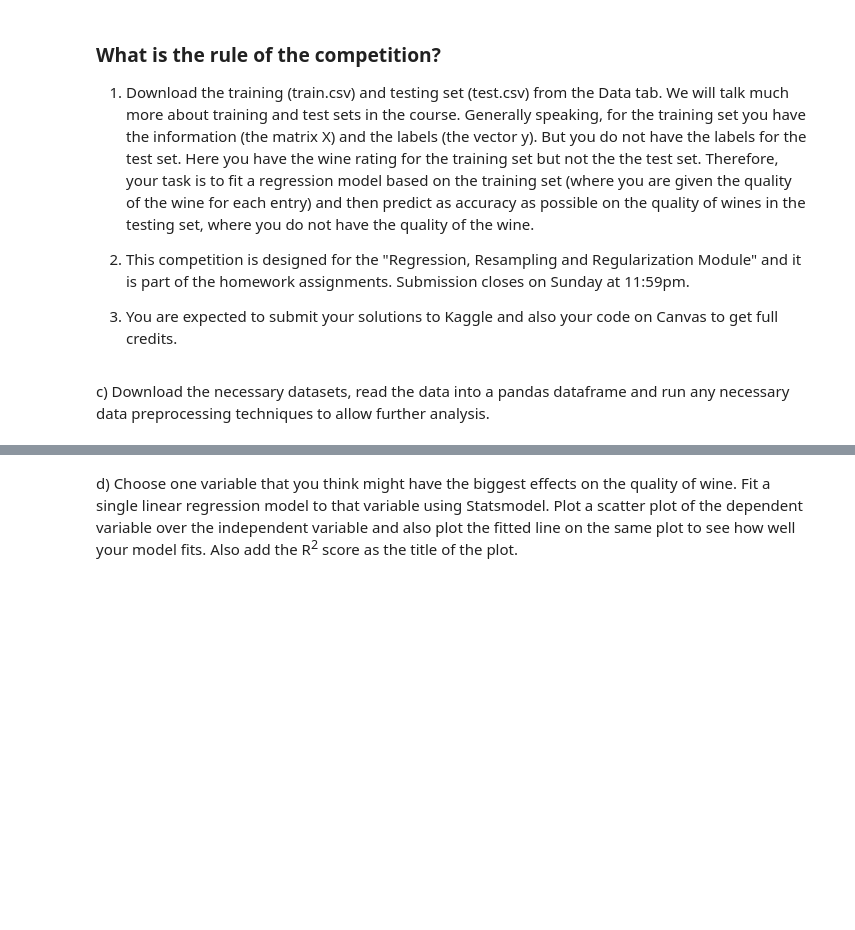
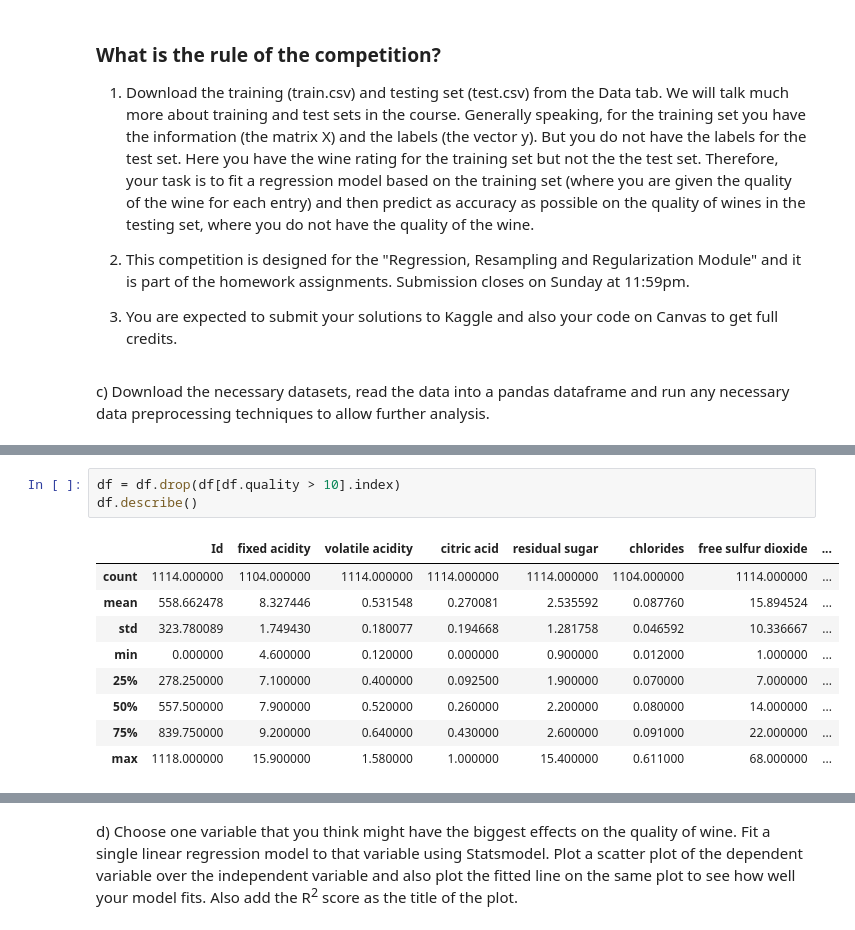
Before and after one commit to nayanika-g/simple-linear-regression, a Jupyter notebook: HW1_Spring2020.ipynb, the cells around one changed output, grey strips where cells are left out. Cells and saved outputs as stored; diff of their text form; blank space fills up the shorter version.

```diff
--- a/HW1_Spring2020.ipynb
+++ b/HW1_Spring2020.ipynb
@@ -190,0 +228,13 @@ c) Download the necessary datasets, read the data into a pandas dataframe and ru
+# %%
+df = df.drop(df[df.quality > 10].index)
+df.describe()
+# %% [output]
+|  | Id | fixed acidity | volatile acidity | citric acid | residual sugar | chlorides | free sulfur dioxide | ... |
+| count | 1114.000000 | 1104.000000 | 1114.000000 | 1114.000000 | 1114.000000 | 1104.000000 | 1114.000000 | ... |
+| mean | 558.662478 | 8.327446 | 0.531548 | 0.270081 | 2.535592 | 0.087760 | 15.894524 | ... |
+| std | 323.780089 | 1.749430 | 0.180077 | 0.194668 | 1.281758 | 0.046592 | 10.336667 | ... |
+| min | 0.000000 | 4.600000 | 0.120000 | 0.000000 | 0.900000 | 0.012000 | 1.000000 | ... |
+| 25% | 278.250000 | 7.100000 | 0.400000 | 0.092500 | 1.900000 | 0.070000 | 7.000000 | ... |
+| 50% | 557.500000 | 7.900000 | 0.520000 | 0.260000 | 2.200000 | 0.080000 | 14.000000 | ... |
+| 75% | 839.750000 | 9.200000 | 0.640000 | 0.430000 | 2.600000 | 0.091000 | 22.000000 | ... |
+| max | 1118.000000 | 15.900000 | 1.580000 | 1.000000 | 15.400000 | 0.611000 | 68.000000 | ... |
```
Also changed, not shown: parts of 16 cells of this notebook.
